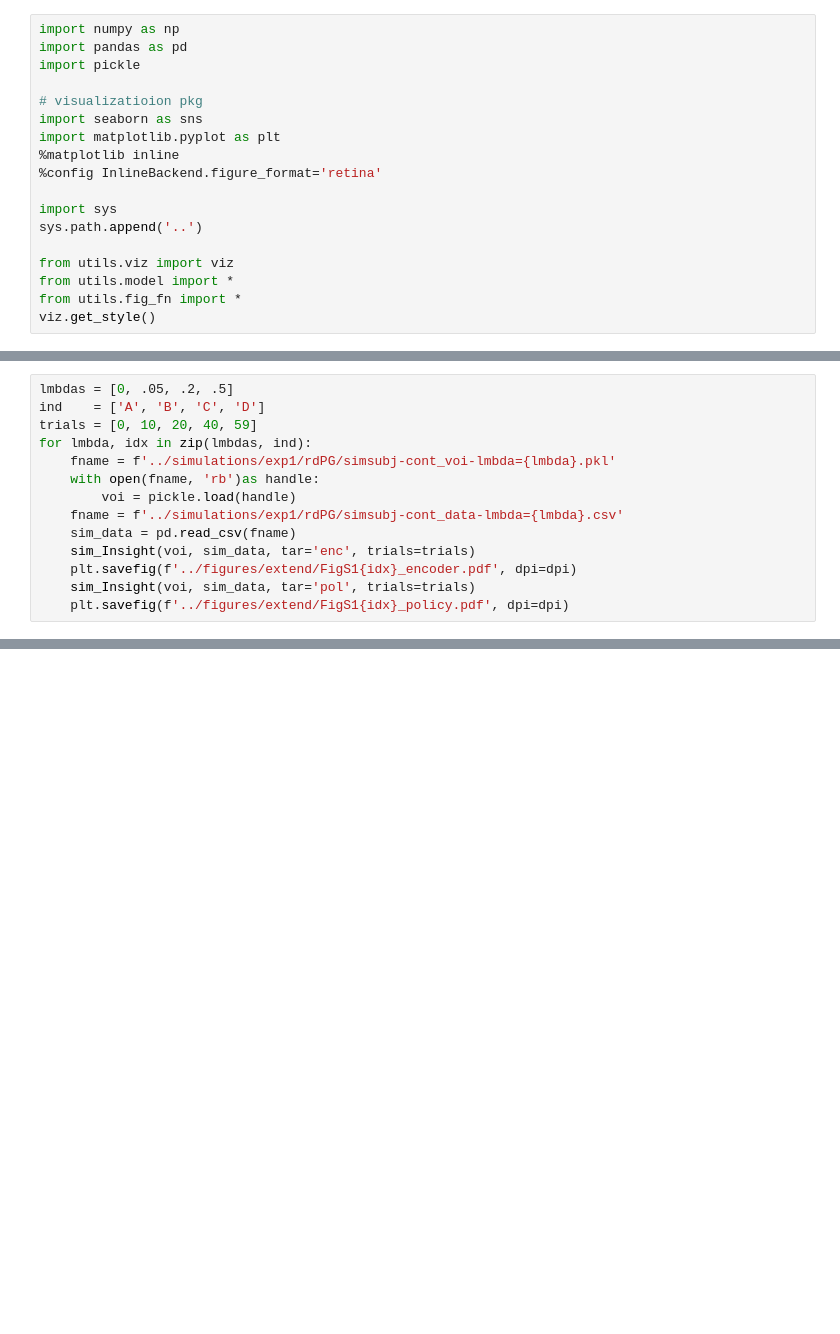
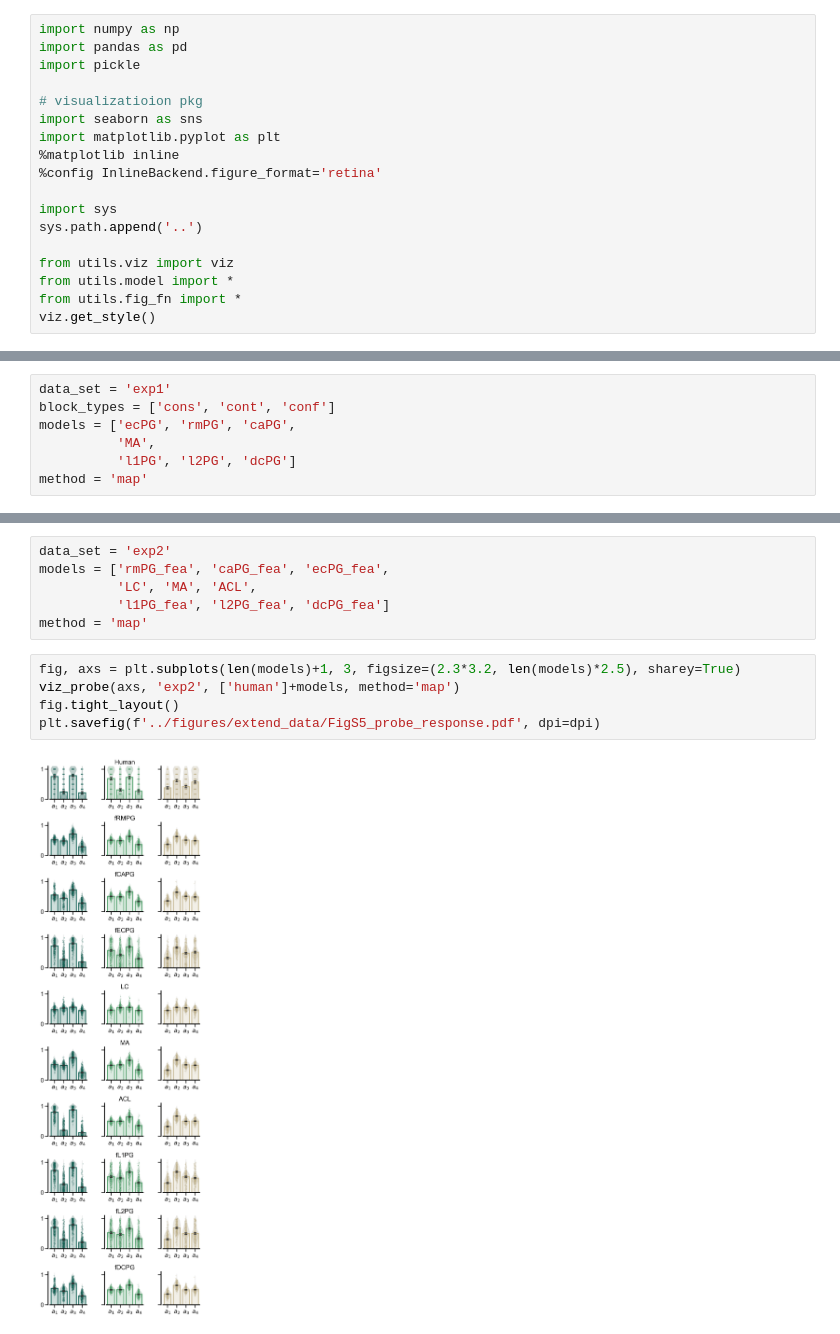
Before and after one commit to fangzefunny/ecpg, a Jupyter notebook: visualization/ExtendData.ipynb, the cells around one changed output, grey strips where cells are left out. Cells and saved outputs as stored; diff of their text form; blank space fills up the shorter version.

```diff
--- a/visualization/ExtendData.ipynb
+++ b/visualization/ExtendData.ipynb
@@ -126,14 +18,0 @@ plt.savefig(f'../figures/extend/FigS2_probPolicy_all.pdf', dpi=dpi)
-# %%
-lmbdas = [0, .05, .2, .5]
-ind    = ['A', 'B', 'C', 'D']
-trials = [0, 10, 20, 40, 59]
-for lmbda, idx in zip(lmbdas, ind):
-    fname = f'../simulations/exp1/rdPG/simsubj-cont_voi-lmbda={lmbda}.pkl'
-    with open(fname, 'rb')as handle:
-        voi = pickle.load(handle)
-    fname = f'../simulations/exp1/rdPG/simsubj-cont_data-lmbda={lmbda}.csv'
-    sim_data = pd.read_csv(fname)
-    sim_Insight(voi, sim_data, tar='enc', trials=trials)
-    plt.savefig(f'../figures/extend/FigS1{idx}_encoder.pdf', dpi=dpi)
-    sim_Insight(voi, sim_data, tar='pol', trials=trials)
-    plt.savefig(f'../figures/extend/FigS1{idx}_policy.pdf', dpi=dpi)
@@ -164,0 +80,7 @@ for lmbda, idx in zip(lmbdas, ind):
+# %%
+data_set = 'exp1'
+block_types = ['cons', 'cont', 'conf']
+models = ['ecPG', 'rmPG', 'caPG',
+          'MA',
+          'l1PG', 'l2PG', 'dcPG']
+method = 'map'
@@ -164,0 +165,13 @@ for lmbda, idx in zip(lmbdas, ind):
+# %%
+data_set = 'exp2'
+models = ['rmPG_fea', 'caPG_fea', 'ecPG_fea',
+          'LC', 'MA', 'ACL',
+          'l1PG_fea', 'l2PG_fea', 'dcPG_fea']
+method = 'map'
+# %%
+fig, axs = plt.subplots(len(models)+1, 3, figsize=(2.3*3.2, len(models)*2.5), sharey=True)
+viz_probe(axs, 'exp2', ['human']+models, method='map')
+fig.tight_layout()
+plt.savefig(f'../figures/extend_data/FigS5_probe_response.pdf', dpi=dpi)
+# %% [output]
+[figure, added]
```
Also changed, not shown: parts of 20 cells of this notebook, 4 other files.
